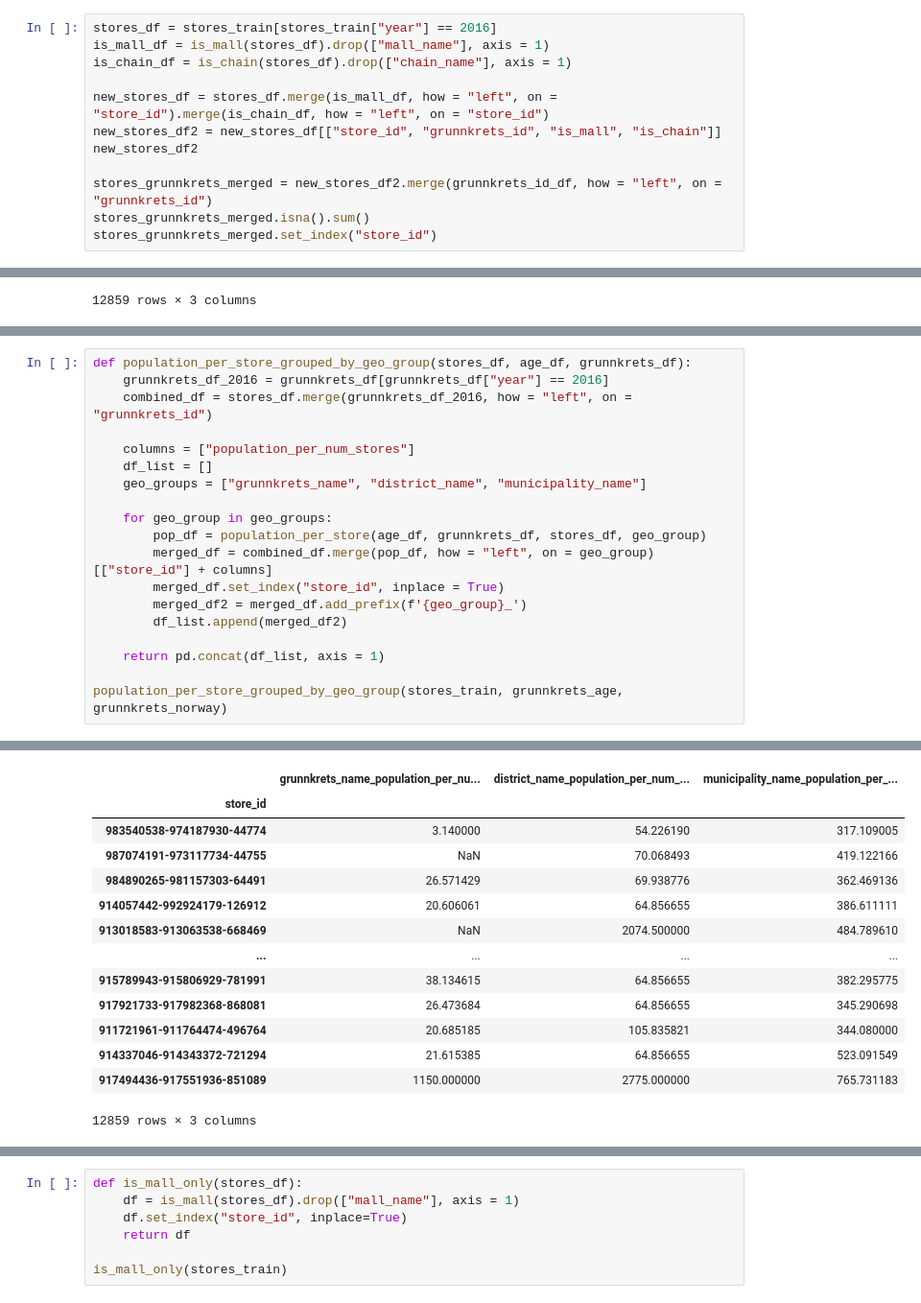
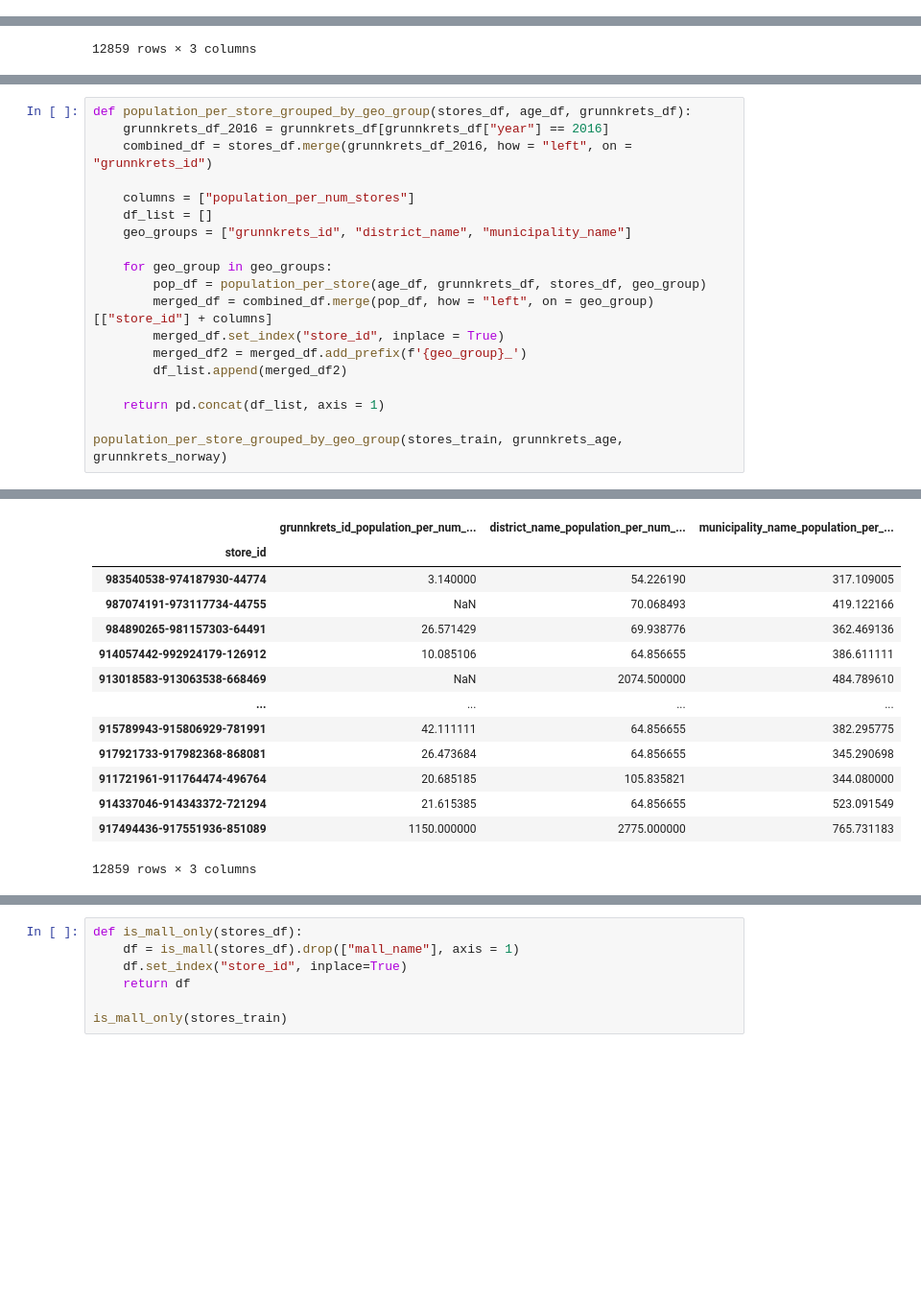
Before and after one commit to SimenQ/machine_learning, a Jupyter notebook: notebooks/shared/feature_engineering.ipynb, the cells around one changed output, grey strips where cells are left out. Shown at 96% size. Drawn from its saved outputs; the diff is of its cells as text; blank space fills up the shorter version.

```diff
--- a/notebooks/shared/feature_engineering.ipynb
+++ b/notebooks/shared/feature_engineering.ipynb
@@ -540,12 +415,0 @@ municipality_df
-# %%
-stores_df = stores_train[stores_train["year"] == 2016]
-is_mall_df = is_mall(stores_df).drop(["mall_name"], axis = 1)
-is_chain_df = is_chain(stores_df).drop(["chain_name"], axis = 1)
-
-new_stores_df = stores_df.merge(is_mall_df, how = "left", on = "store_id").merge(is_chain_df, how = "left", on = "store_id")
-new_stores_df2 = new_stores_df[["store_id", "grunnkrets_id", "is_mall", "is_chain"]]
-new_stores_df2
-
-stores_grunnkrets_merged = new_stores_df2.merge(grunnkrets_id_df, how = "left", on = "grunnkrets_id")
-stores_grunnkrets_merged.isna().sum()
-stores_grunnkrets_merged.set_index("store_id")
@@ -777,45 +623,45 @@ def population_per_store_grouped_by_geo_group(stores_df, age_df, grunnkrets_df):
 
     columns = ["population_per_num_stores"]
     df_list = []
-    geo_groups = ["grunnkrets_name", "district_name", "municipality_name"]
+    geo_groups = ["grunnkrets_id", "district_name", "municipality_name"]
 
     for geo_group in geo_groups:
         pop_df = population_per_store(age_df, grunnkrets_df, stores_df, geo_group)
         merged_df = combined_df.merge(pop_df, how = "left", on = geo_group)[["store_id"] + columns]
         merged_df.set_index("store_id", inplace = True)
         merged_df2 = merged_df.add_prefix(f'{geo_group}_')
         df_list.append(merged_df2)
 
     return pd.concat(df_list, axis = 1)
 
 population_per_store_grouped_by_geo_group(stores_train, grunnkrets_age, grunnkrets_norway)
 # %% [output]
 A value is trying to be set on a copy of a slice from a DataFrame.
 Try using .loc[row_indexer,col_indexer] = value instead
 
 See the caveats in the documentation: https://pandas.pydata.org/pandas-docs/stable/user_guide/indexing.html#returning-a-view-versus-a-copy
   age_df["population_count"] = population
 A value is trying to be set on a copy of a slice from a DataFrame.
 Try using .loc[row_indexer,col_indexer] = value instead
 
 See the caveats in the documentation: https://pandas.pydata.org/pandas-docs/stable/user_guide/indexing.html#returning-a-view-versus-a-copy
   age_df["population_count"] = population
 A value is trying to be set on a copy of a slice from a DataFrame.
 Try using .loc[row_indexer,col_indexer] = value instead
 ... (14 lines left out)
 Try using .loc[row_indexer,col_indexer] = value instead
 
 See the caveats in the documentation: https://pandas.pydata.org/pandas-docs/stable/user_guide/indexing.html#returning-a-view-versus-a-copy
   age_df["population_count"] = population
-|  | grunnkrets_name_population_per_nu... | district_name_population_per_num_... | municipality_name_population_per_... |
+|  | grunnkrets_id_population_per_num_... | district_name_population_per_num_... | municipality_name_population_per_... |
 | store_id |  |  |  |
 | 983540538-974187930-44774 | 3.140000 | 54.226190 | 317.109005 |
 | 987074191-973117734-44755 | NaN | 70.068493 | 419.122166 |
 | 984890265-981157303-64491 | 26.571429 | 69.938776 | 362.469136 |
-| 914057442-992924179-126912 | 20.606061 | 64.856655 | 386.611111 |
+| 914057442-992924179-126912 | 10.085106 | 64.856655 | 386.611111 |
 | 913018583-913063538-668469 | NaN | 2074.500000 | 484.789610 |
 | ... | ... | ... | ... |
-| 915789943-915806929-781991 | 38.134615 | 64.856655 | 382.295775 |
+| 915789943-915806929-781991 | 42.111111 | 64.856655 | 382.295775 |
 | 917921733-917982368-868081 | 26.473684 | 64.856655 | 345.290698 |
 | 911721961-911764474-496764 | 20.685185 | 105.835821 | 344.080000 |
 | 914337046-914343372-721294 | 21.615385 | 64.856655 | 523.091549 |
```
Also changed, not shown: parts of 20 cells of this notebook, 4 other files.
